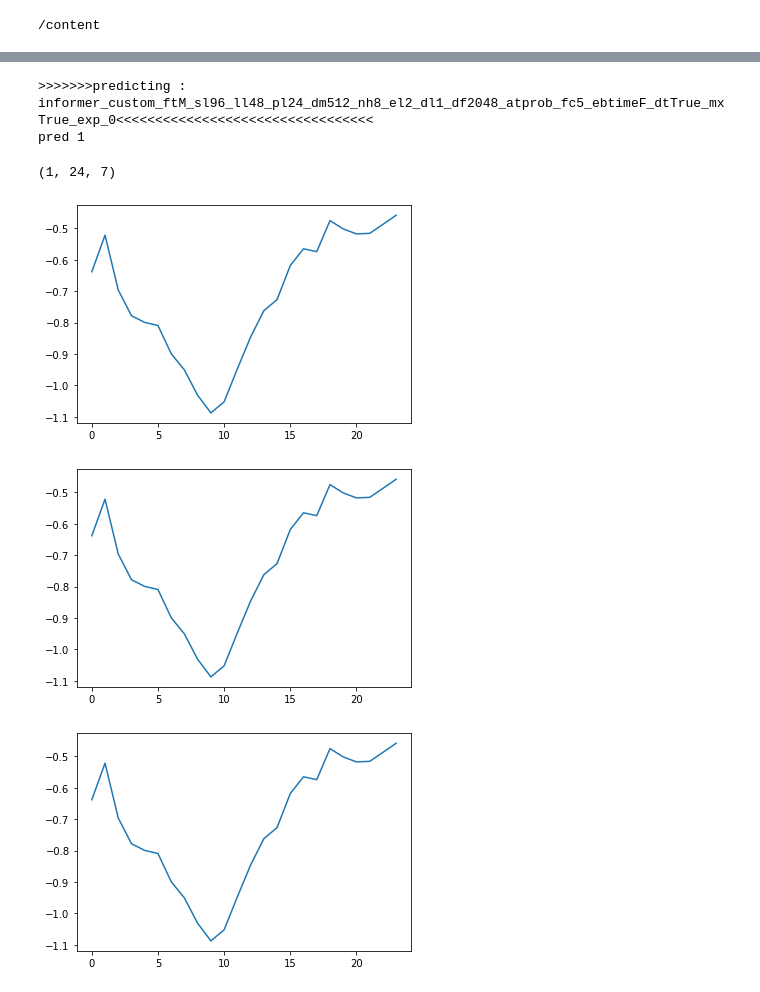
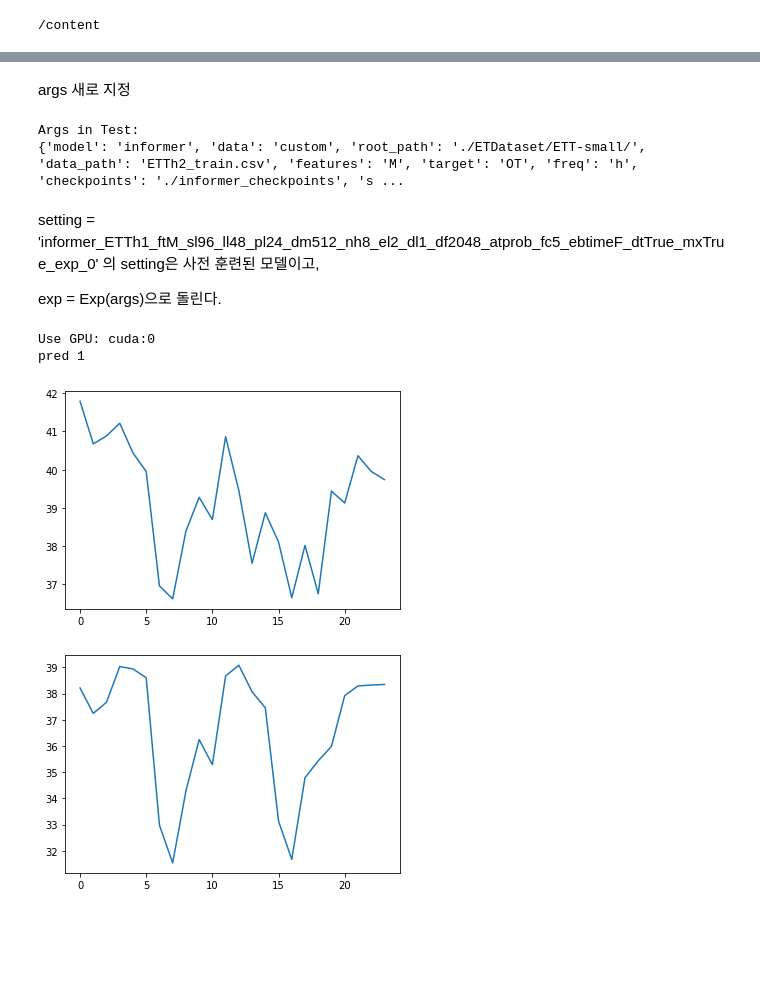
Before and after one commit to K-107/exercise, a Jupyter notebook: Informer.ipynb, the cells around one changed output, grey strips where cells are left out. Cells and saved outputs as stored; diff of their text form; code cells hidden in the pictures; blank space fills up the shorter version.

```diff
--- a/Informer.ipynb
+++ b/Informer.ipynb
@@ -408,3 +306,5 @@ data_loader = DataLoader(
+# %% [markdown]
+args 새로 지정
 # %%
 args = dotdict()
 
@@ -461,24 +361,15 @@ args.gpu = 0
 
 args.use_multi_gpu = False
 args.devices = '0,1,2,3'
-# %%
-for ii in range(args.itr):
-    # setting record of experiments
-    setting = 'informer_custom_ftM_sl96_ll48_pl24_dm512_nh8_el2_dl1_df2048_atprob_fc5_ebtimeF_dtTrue_mxTrue_exp_0'
-
-    if args.do_predict:
-        print('>>>>>>>predicting : {}<<<<<<<<<<<<<<<<<<<<<<<<<<<<<<<<<'.format(setting))
-        exp.predict(setting, True)
-
-    torch.cuda.empty_cache()
-# %% [output]
->>>>>>>predicting : informer_custom_ftM_sl96_ll48_pl24_dm512_nh8_el2_dl1_df2048_atprob_fc5_ebtimeF_dtTrue_mxTrue_exp_0<<<<<<<<<<<<<<<<<<<<<<<<<<<<<<<<<
-pred 1
-# %%
-import numpy as np
-
-prediction = np.load('./results/'+setting+'/real_prediction.npy')
-
-prediction.shape
-# %% [output]
-(1, 24, 7)
+# %%
+setting = 'informer_ETTh1_ftM_sl96_ll48_pl24_dm512_nh8_el2_dl1_df2048_atprob_fc5_ebtimeF_dtTrue_mxTrue_exp_0'
+# %%
+print('Args in Test:')
+print(args)
+# %% [output]
+Args in Test:
+{'model': 'informer', 'data': 'custom', 'root_path': './ETDataset/ETT-small/', 'data_path': 'ETTh2_train.csv', 'features': 'M', 'target': 'OT', 'freq': 'h', 'checkpoints': './informer_checkpoints', 's ...
+# %% [markdown]
+setting = 'informer_ETTh1_ftM_sl96_ll48_pl24_dm512_nh8_el2_dl1_df2048_atprob_fc5_ebtimeF_dtTrue_mxTrue_exp_0' 의 setting은 사전 훈련된 모델이고,
+
+exp = Exp(args)으로 돌린다.
@@ -485,24 +381,42 @@ prediction.shape
+# %%
+# 이걸로 실행해라!!!!
+# 걍 여기서 알아서 하는거엿어!!!
+
+from exp.exp_informer import Exp_Informer
+Exp = Exp_Informer
+
+exp = Exp(args)
+# exp_informer.py -> class Exp_Informer -> exp_basic.py -> self.model = self._build_model().to(self.device)
+# -> def _build_model -> return model
+
+exp.predict(setting, True)
+# def predict -> def _get_data ->
+# %% [output]
+Use GPU: cuda:0
+pred 1
 # %%
+# ETTh2_train.csv
+
+import numpy as np
 import matplotlib.pyplot as plt
 
+real_prediction = np.load('./results/'+setting+'/real_prediction.npy')
+
 plt.figure()
-plt.plot(prediction[0,:,-1])
+plt.plot(real_prediction[0,:,-1])
 plt.show()
 # %% [output]
-[figure, old version]
+[figure, new version]
 # %%
+# ETTh2_train_96.csv로 돌리는 것
+
+import numpy as np
 import matplotlib.pyplot as plt
 
+real_prediction = np.load('./results/'+setting+'/real_prediction.npy')
+
 plt.figure()
-plt.plot(prediction[0,:,-1])
+plt.plot(real_prediction[0,:,-1])
 plt.show()
 # %% [output]
-[figure, old version]
+[figure, new version]
-# %%
-import matplotlib.pyplot as plt
-
-plt.figure()
-plt.plot(prediction[0,:,-1])
-plt.show()
-# %% [output]
-[figure, removed]
```
Also changed, not shown: parts of 52 cells of this notebook.
